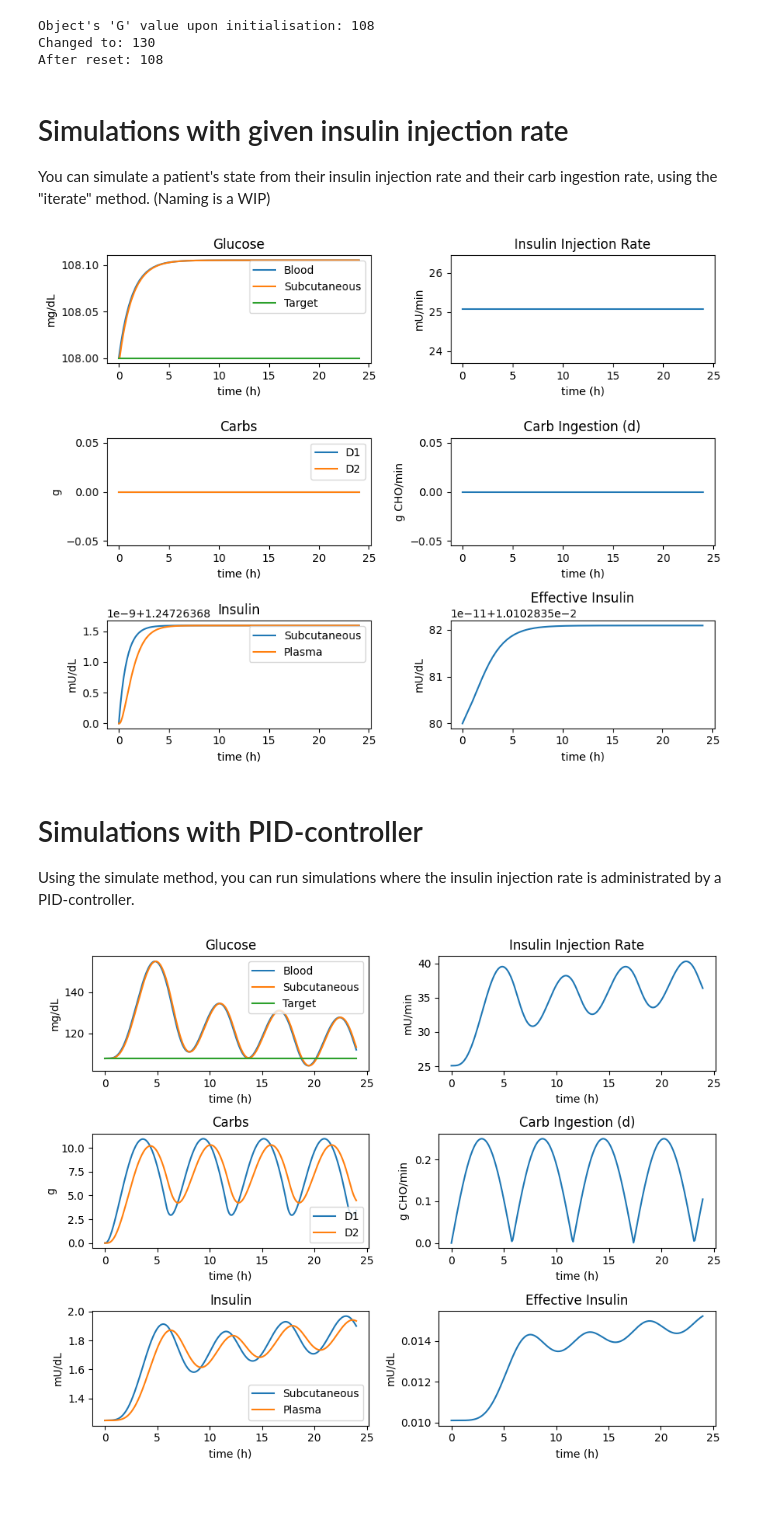
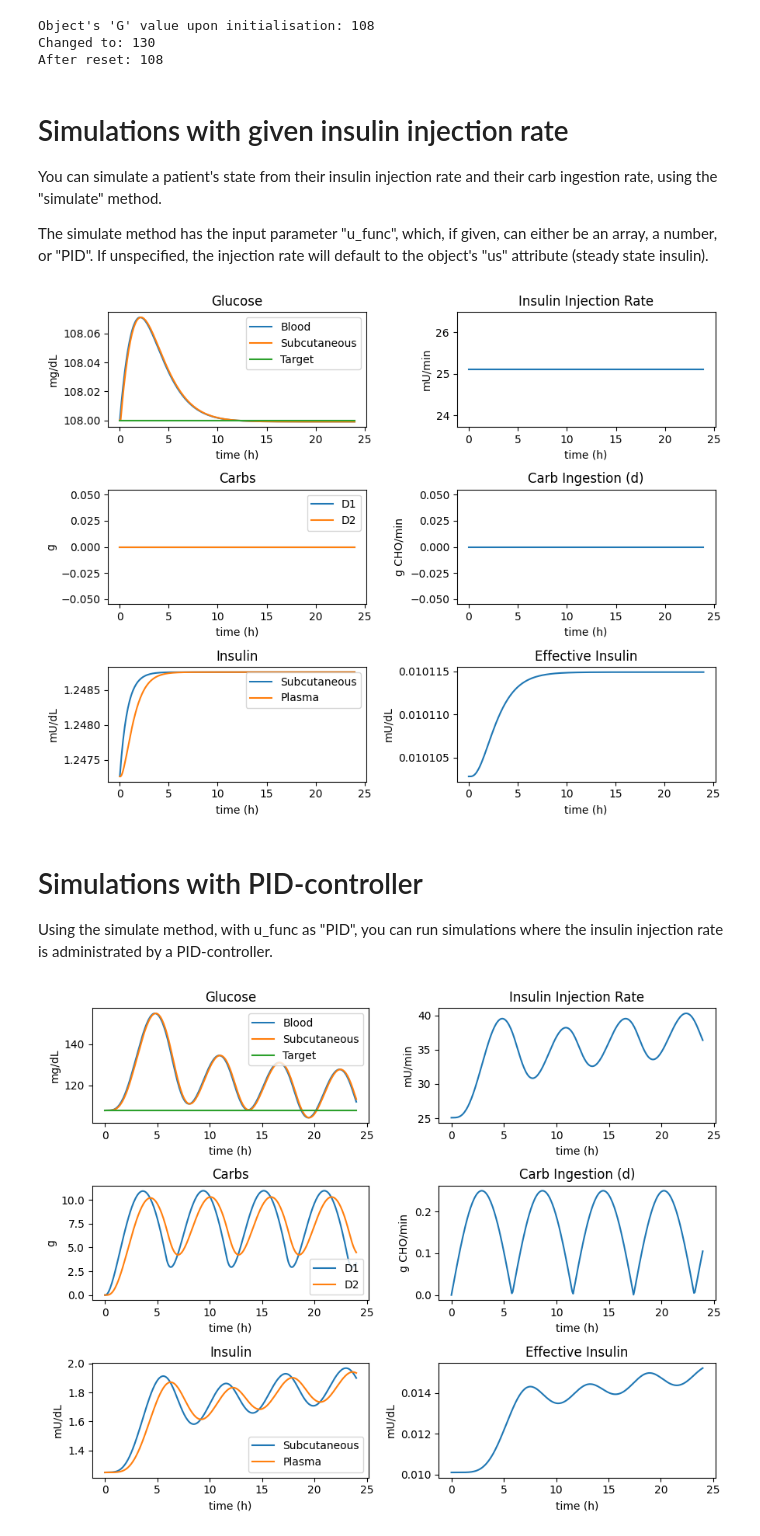
Before and after one commit to char056a/FagprojektRepo, a Jupyter notebook: MVPmodelExample.ipynb, the cells around one changed output. Drawn from its saved outputs; the diff is of its cells as text; code cells hidden in the pictures; blank space fills up the shorter version.

```diff
--- a/MVPmodelExample.ipynb
+++ b/MVPmodelExample.ipynb
@@ -50,19 +50,23 @@ Changed to: 130
 After reset: 108
 # %% [markdown]
 # Simulations with given insulin injection rate
-You can simulate a patient's state from their insulin injection rate and their carb ingestion rate, using the "iterate" method. (Naming is a WIP)
+You can simulate a patient's state from their insulin injection rate and their carb ingestion rate, using the "simulate" method.
+
+The simulate method has the input parameter "u_func", which, if given, can either be an array, a number, or "PID".
+If unspecified, the injection rate will default to the object's "us" attribute (steady state insulin).
 # %%
 patient1.reset()
 n = (24 * 60)//patient1.tausc # Number of timesteps for a 24h simulation. The parameter "tausc" is the length of a timestep in minutes.
-u_list = 25.07 * np.ones(n) # Insulin injection rate array. Set to 25.07 mU/min during the entire simulation.
+
 d_list = np.zeros(n) # No carbs
-states = patient1.iterate(u_list, d_list) # Runs simulation. Returns a matrice containing the state during simulation.
+
+states, u_list = patient1.simulate(d_list) # Runs simulation. Returns a matrix containing the state during simulation, and a list of injection rates.
 patient1.plot(states, u_list, d_list) #  Plotting
 # %% [output]
-[figure, old version]
+[figure, new version]
 # %% [markdown]
 # Simulations with PID-controller
-Using the simulate method, you can run simulations where the insulin injection rate is administrated by a PID-controller.
+Using the simulate method, with u_func as "PID", you can run simulations where the insulin injection rate is administrated by a PID-controller.
 # %%
 patient1.reset()
 d = np.abs(np.sin(np.linspace(0,13,n))) / 4 # Funky eating patterns
```
Also changed, not shown: parts of 8 cells of this notebook, 1 other file.
